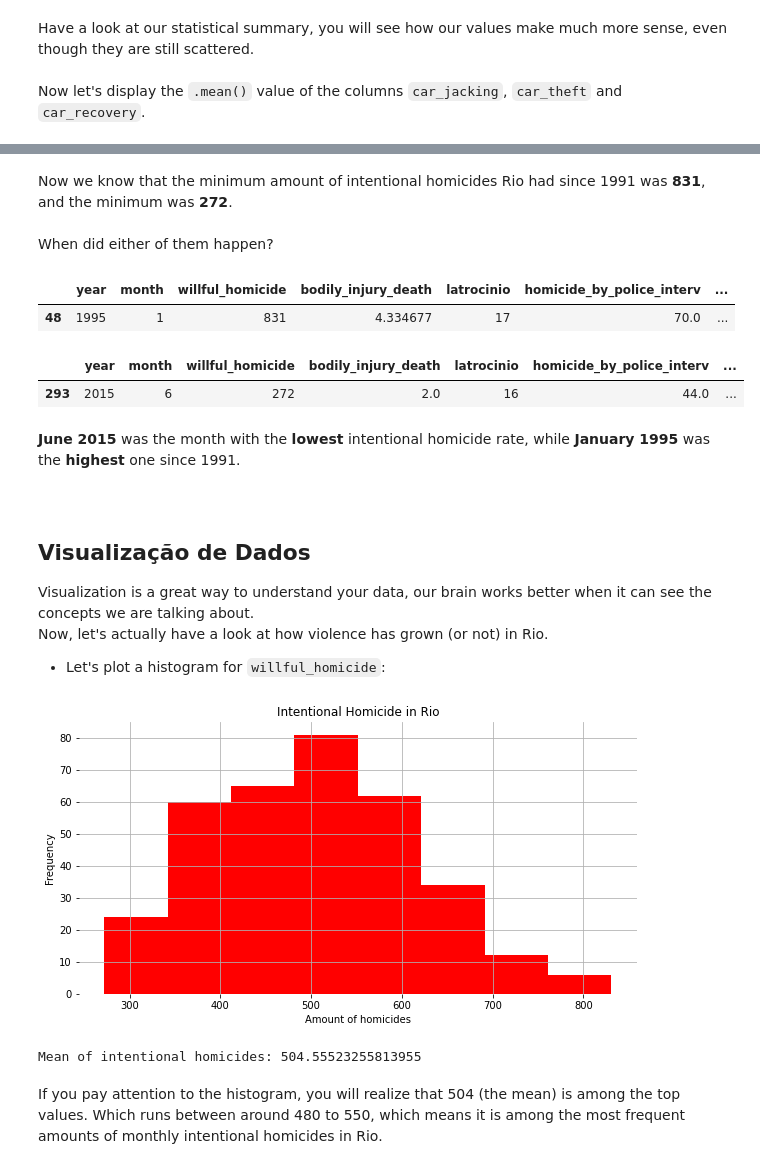
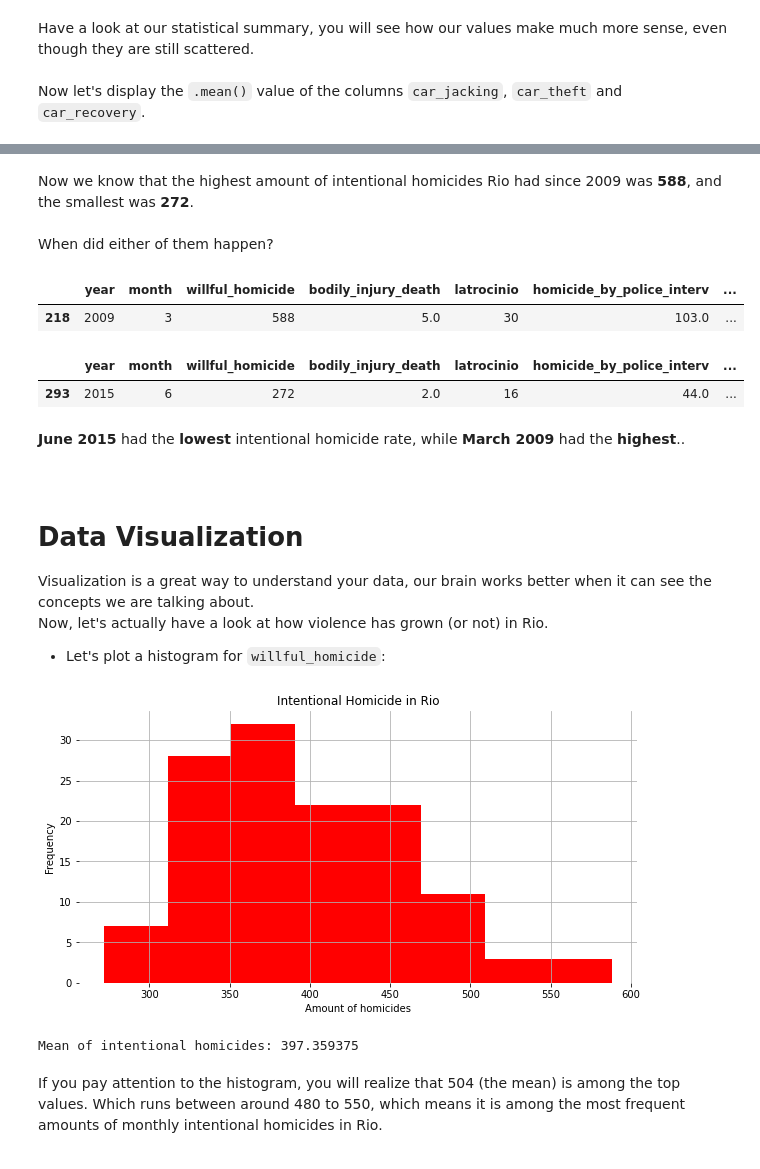
Before and after one commit to vinny380/-Data-Analysis-of-Rio-de-Janeiro-Violence-Rate, a Jupyter notebook: Data_Analysis_of_Rio_de_Janeiro_Violence_Rate.ipynb, the cells around one changed output, grey strips where cells are left out. Saved outputs shown, nothing was run; the diff lists cells and outputs as text; code cells hidden in the pictures.

Commit message:
df_clean, 2009 to 2019

```diff
--- a/Data_Analysis_of_Rio_de_Janeiro_Violence_Rate.ipynb
+++ b/Data_Analysis_of_Rio_de_Janeiro_Violence_Rate.ipynb
@@ -239,32 +227,0 @@ df.describe()
-# %%
-#Filling empty values with their medians/means
-df.bodily_injury_death.fillna(df.bodily_injury_death.mean(), inplace=True)
-df.homicide_by_police_interv.fillna(df.homicide_by_police_interv.median(), inplace=True)
-df.rape.fillna(df.rape.median(), inplace=True)
-df.manslaughter.fillna(df.manslaughter.median(), inplace=True)
-df.unintent_bodily_injury.fillna(df.unintent_bodily_injury.median(), inplace=True)
-df.atm_robbery.fillna(df.atm_robbery.mean(), inplace=True)
-df.cellphone_robbery.fillna(df.cellphone_robbery.median(), inplace=True)
-df.bank_withdrawed_money_robbery.fillna(df.bank_withdrawed_money_robbery.mean(),inplace=True)
-df.robbery_after_withdraw_money.fillna(df.robbery_after_withdraw_money.median(), inplace=True)
-df.bicycle_robbery.fillna(df.bicycle_robbery.mean(), inplace=True)
-df.group_thefting.fillna(df.group_thefting.mean(), inplace=True)
-df.cellphone_theft.fillna(df.cellphone_theft.median(), inplace=True)
-df.bicycle_theft.fillna(df.bicycle_theft.median(), inplace=True)
-df.kidnapping.fillna(df.kidnapping.mean(), inplace=True)
-df.extortion.fillna(df.extortion.median(), inplace=True)
-df.express_kidnapping.fillna(df.express_kidnapping.mean(), inplace=True)
-df.embezzlement.fillna(df.embezzlement.median(), inplace=True)
-df.drug_possession.fillna(df.drug_possession.median(), inplace=True)
-df.drug_dealing.fillna(df.drug_dealing.median(), inplace=True)
-df.drug_seizure_without_owner.fillna(df.drug_seizure_without_owner.median(), inplace=True)
-df.arrest_in_the_act.fillna(df.arrest_in_the_act.median(), inplace=True)
-df.saapia.fillna(df.saapia.median(), inplace=True)
-df.fulfilled_prison.fillna(df.fulfilled_prison.median(), inplace=True)
-df.sswcr.fillna(df.sswcr.median(), inplace=True)
-df.threatening.fillna(df.threatening.median(), inplace=True)
-df.missing_people.fillna(df.missing_people.median(), inplace=True)
-df.bones_found.fillna(df.bones_found.mean(), inplace=True)
-df.militar_cops_killed_serving.fillna(df.militar_cops_killed_serving.mean(), inplace=True)
-df.civil_cops_killed_serving.fillna(df.civil_cops_killed_serving.mean(), inplace=True)
-df.occurrence_records.fillna(df.occurrence_records.mean(), inplace=True)
@@ -272,0 +228,3 @@ Now let's check **the percentage of missing data**.
+# %%
+df_clean = df.copy() # copying df to df_clean
+df_clean.drop(df_clean[df_clean.year < 2009].index, inplace=True) # erasing data with year smaller than 2009
@@ -295,0 +272,4 @@ As you can see, we have no missing datas anymore, they were all filled with thei
+# %%
+# Filling NaN values
+df_clean.bicycle_robbery.fillna(df_clean.bicycle_robbery.median(), inplace=True)
+df_clean.bicycle_theft.fillna(df_clean.bicycle_theft.median(), inplace=True)
@@ -345,13 +346,13 @@ Maximum value of intentional homicide: 831
 Minimum value of intentional homicide: 272
 # %% [markdown]
-Now we know that the minimum amount of intentional homicides Rio had since 1991 was **831**, and the minimum was **272**.<br>
+Now we know that the highest amount of intentional homicides Rio had since 2009 was **588**, and the smallest was **272**.<br>
 <br>
 When did either of them happen?
 # %%
 # Month with highest amount of intentional homicides
-df[df.willful_homicide == 831]
+df_clean[df_clean.willful_homicide == 588]
 # %% [output]
 |  | year | month | willful_homicide | bodily_injury_death | latrocinio | homicide_by_police_interv | ... |
-| 48 | 1995 | 1 | 831 | 4.334677 | 17 | 70.0 | ... |
+| 218 | 2009 | 3 | 588 | 5.0 | 30 | 103.0 | ... |
 # %%
 # Month with the least amount of intentional homicides
@@ -360,28 +361,30 @@ df[df.willful_homicide ==272]
 |  | year | month | willful_homicide | bodily_injury_death | latrocinio | homicide_by_police_interv | ... |
 | 293 | 2015 | 6 | 272 | 2.0 | 16 | 44.0 | ... |
 # %% [markdown]
-**June 2015** was the month with the **lowest** intentional homicide rate, while **January 1995** was the **highest** one since 1991.<br>
+**June 2015** had the **lowest** intentional homicide rate, while **March 2009** had the **highest**..<br>
 <br>
 # %% [markdown]
-## Visualização de Dados
+# Data Visualization
 
 Visualization is a great way to understand your data, our brain works better when it can see the concepts we are talking about.<br>
 Now, let's actually have a look at how violence has grown (or not) in Rio.
 
 * Let's plot a histogram for `willful_homicide`:
 # %%
-df.willful_homicide.hist(bins=8, color='red', figsize=(10,5))
+# Plotting Histogram for intentional homicides
+df_clean.willful_homicide.hist(bins=8, color='red', figsize=(10,5))
 plt.title('Intentional Homicide in Rio')
 plt.xlabel('Amount of homicides')
 plt.ylabel('Frequency')
 plt.box(on=None)
 plt.show()
 # %% [output]
-[figure, old version]
+[figure, new version]
 # %%
-print('Mean of intentional homicides: {}'.format(df.willful_homicide.mean()))
+# Printing the mean of intentional homicides
+print('Mean of intentional homicides: {}'.format(df_clean.willful_homicide.mean()))
 # %% [output]
-Mean of intentional homicides: 504.55523255813955
+Mean of intentional homicides: 397.359375
 # %% [markdown]
 If you pay attention to the histogram, you will realize that 504 (the mean) is among the top values. Which runs between around 480 to 550, which means it is among the most frequent amounts of monthly intentional homicides in Rio.
 # %% [markdown]
```
Also changed, not shown: parts of 36 cells of this notebook.
